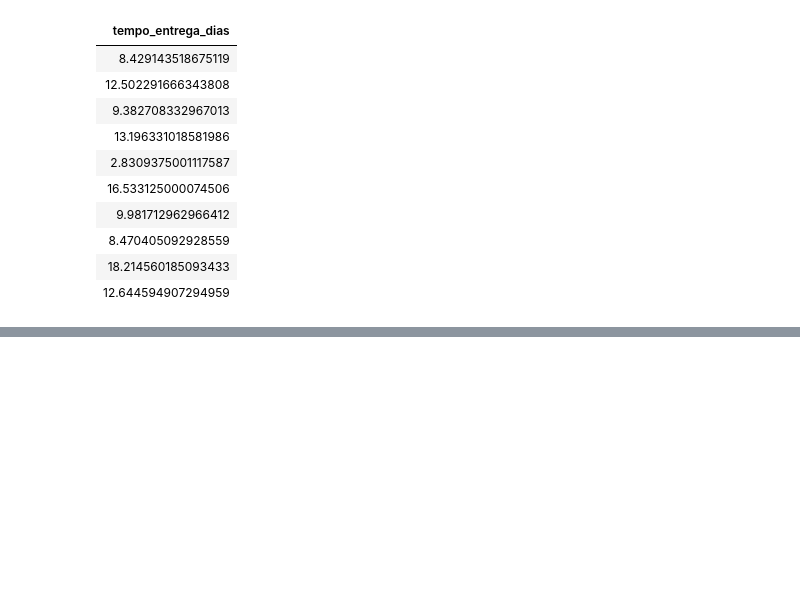
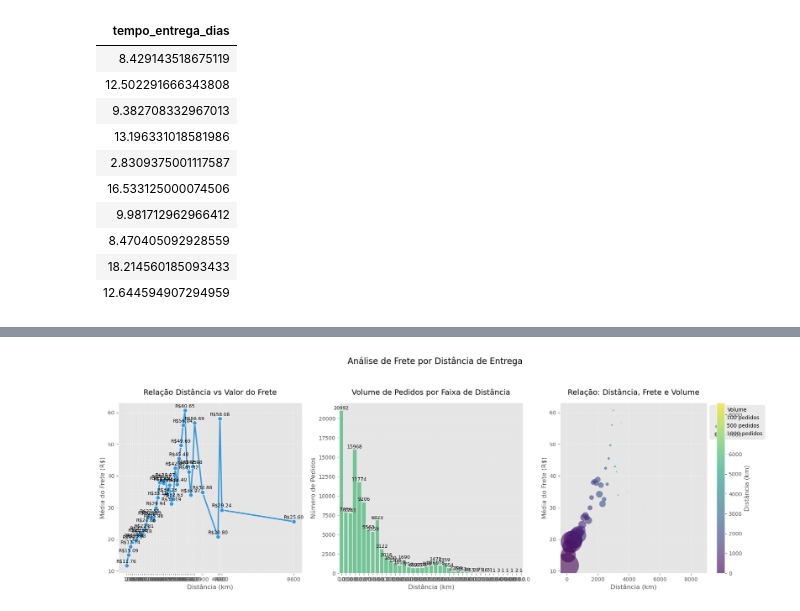
Before and after one commit to zVitor-Emanuel/Olist_Data_Analysis, a Jupyter notebook: case.ipynb, the cells around one changed output, grey strips where cells are left out. Saved outputs shown, nothing was run; the diff lists cells and outputs as text; code cells hidden in the pictures; blank space fills up the shorter version.

```diff
--- a/case.ipynb
+++ b/case.ipynb
@@ -811,0 +1145,77 @@ Done.
+# %%
+# Configuração do estilo
+plt.style.use('ggplot')
+sns.set_palette("husl")
+
+# Acessando os dataframes (mesmo processamento anterior)
+geo_df = dataframes['olist_geolocation_dataset']
+customers_df = dataframes['olist_customers_dataset']
+sellers_df = dataframes['olist_sellers_dataset']
+order_items_df = dataframes['olist_order_items_dataset']
+orders_df = dataframes['olist_orders_dataset']
+
+# [Todo o processamento anterior permanece igual até a criação do dataframe 'resultado']
+
+# Criando figura com subplots
+fig, (ax1, ax2, ax3) = plt.subplots(1, 3, figsize=(18, 6))
+fig.suptitle('Análise de Frete por Distância de Entrega', fontsize=16, y=1.05)
+
+# Gráfico 1: Média de frete por distância (linha + pontos)
+sns.lineplot(data=resultado, x='faixa_distancia_km', y='media_frete',
+             marker='o', markersize=8, linewidth=2.5, ax=ax1, color='#3498db')
+ax1.set_title('Relação Distância vs Valor do Frete', pad=15)
+ax1.set_xlabel('Distância (km)')
+ax1.set_ylabel('Média do Frete (R$)')
+ax1.grid(True, linestyle='--', alpha=0.6)
+ax1.set_xticks(resultado['faixa_distancia_km'].unique())
+
+# Adicionar rótulos de dados
+for idx, row in resultado.iterrows():
+    ax1.text(row['faixa_distancia_km'], row['media_frete']+0.5,
+             f'R${row["media_frete"]:.2f}',
+             ha='center', va='bottom', fontsize=9)
+
+# Gráfico 2: Volume de pedidos por distância (barras)
+barplot = sns.barplot(data=resultado, x='faixa_distancia_km', y='total_pedidos',
+                      ax=ax2, alpha=0.7, color='#2ecc71')
+ax2.set_title('Volume de Pedidos por Faixa de Distância', pad=15)
+ax2.set_xlabel('Distância (km)')
+ax2.set_ylabel('Número de Pedidos')
+ax2.grid(True, linestyle='--', alpha=0.6, axis='y')
+
+# Adicionar rótulos nas barras
+for p in barplot.patches:
+    barplot.annotate(f'{int(p.get_height())}',
+                    (p.get_x() + p.get_width() / 2., p.get_height()),
+                    ha='center', va='center',
+                    xytext=(0, 5),
+                    textcoords='offset points',
+                    fontsize=9)
+
+# Gráfico 3: Dispersão com tamanho proporcional ao volume
+scatter = ax3.scatter(resultado['faixa_distancia_km'], resultado['media_frete'],
+                     s=resultado['total_pedidos']/10, alpha=0.6,
+                     c=resultado['faixa_distancia_km'], cmap='viridis')
+
+ax3.set_title('Relação: Distância, Frete e Volume', pad=15)
+ax3.set_xlabel('Distância (km)')
+ax3.set_ylabel('Média do Frete (R$)')
+ax3.grid(True, linestyle='--', alpha=0.6)
+
+# Adicionar barra de cores para distância
+cbar = plt.colorbar(scatter, ax=ax3)
+cbar.set_label('Distância (km)')
+
+# Adicionar legenda para tamanho dos pontos
+for size in [100, 500, 1000]:
+    ax3.scatter([], [], c='k', alpha=0.5, s=size/10,
+               label=f'{size} pedidos')
+ax3.legend(title='Volume', loc='upper left', bbox_to_anchor=(1, 1))
+
+# Ajustar layout
+plt.tight_layout()
+
+# Mostrar gráfico
+plt.show()
+# %% [output]
+[figure, added]
```
Also changed, not shown: parts of 31 cells of this notebook, 1 other file.
